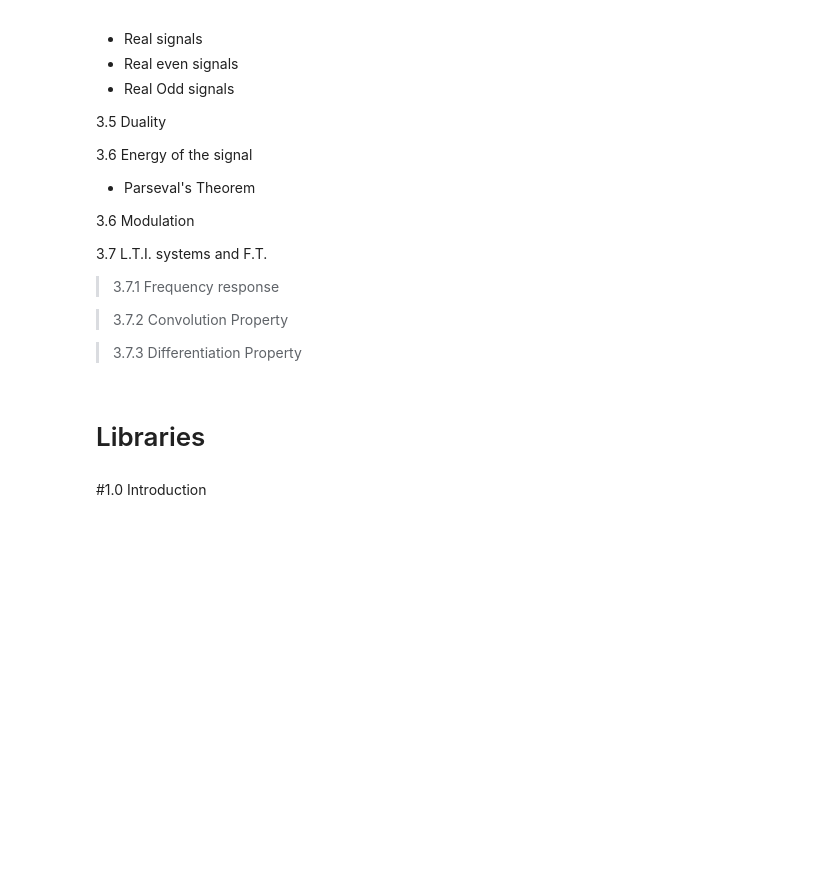
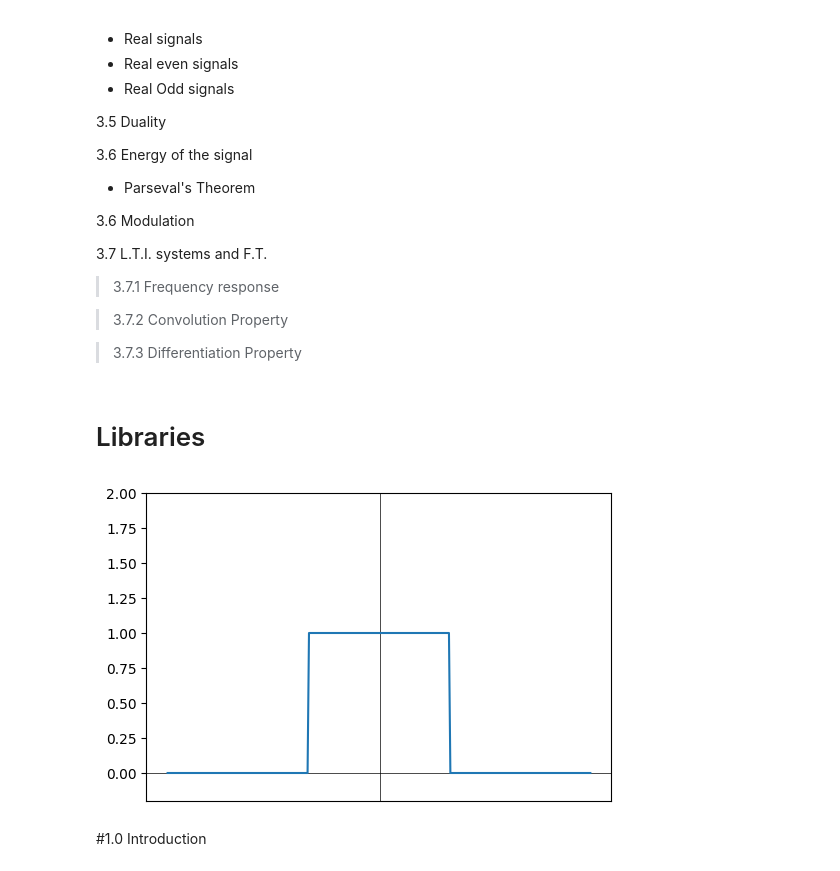
Before and after one commit to BuwanekaEpakanda/EE_257_Note_Book, a Jupyter notebook: EE_257_Signals_and_Systems.ipynb, the cells around one changed output. Cells and saved outputs as stored; diff of their text form; code cells hidden in the pictures; blank space fills up the shorter version.

```diff
--- a/EE_257_Signals_and_Systems.ipynb
+++ b/EE_257_Signals_and_Systems.ipynb
@@ -215,33 +215,46 @@ class Waves:
 
     #   wave=Waves()
     #   wave.square_pulse(Enter periodic time,Enter Title,Enter X axis label,Enter Y axis label,Enter horizontal shift,Enter pulse height)
 
   def sawtooth_pulse(self,periodic_time,title,x_axis_label,y_axis_label,horizontal_shift,pulse_height):
     t = np.linspace(-3.9, 3.9, 500)
     arr=[(1+num)*pulse_height/2 for num in signal.sawtooth(2/periodic_time * np.pi * 1 * (t-horizontal_shift))]
     self.draw_periodic_signals(arr,title,x_axis_label,y_axis_label,pulse_height,500)
 
 
     """To form a sawtooth pulse"""
 
     #   wave=Waves()
     #   wave.sawtooth_pulse(Enter periodic time,Enter Title,Enter X axis label,Enter Y axis label,Enter horizontal shift,Enter pulse height)
 
   def enlarged_impulse_1(self):
     plt.figure(figsize=(6, 4))
     y_values=[0,0,1,1,1,0,0]
     x_values=[-2,-1,-1,0,1,1,2]
     plt.plot(x_values,y_values)
     plt.ylim(-0.2,2)
     plt.axhline(y=0, color='black',linewidth = 0.5)
     plt.axvline(x=0, color='black',linewidth = 0.5)
     plt.xlabel("time")
     plt.title("$\delta(t)$")
     y_labels=[0,0,"1/ $\Delta$","1/ $\Delta$","1/ $\Delta$",0,0]
     labels=["-$\Delta$","-$\Delta$/2","-$\Delta$/2","0","$\Delta$/2","$\Delta$/2","$\Delta$"]
     plt.xticks(x_values,labels,rotation="horizontal")
     plt.yticks(y_values,y_labels,rotation="horizontal")
     plt.show()
+
+  def draw_pulse(self,periodic_time):
+    plt.figure(figsize=(6, 4))
+    plt.ylim(-0.2,2)
+    a = plt.gca()
+    xax = a.axes.get_xaxis()
+    xax = xax.set_visible(False)
+    plt.axhline(y=0, color='black',linewidth = 0.5)
+    plt.axvline(x=150, color='black',linewidth = 0.5)
+    sig=np.repeat([0.,1.,0.],100)
+    plt.plot(sig)
+# %% [output]
+[figure, added]
 # %% [markdown]
 #1.0 Introduction
 # %% [markdown]
```
Also changed, not shown: parts of 10 cells of this notebook.
